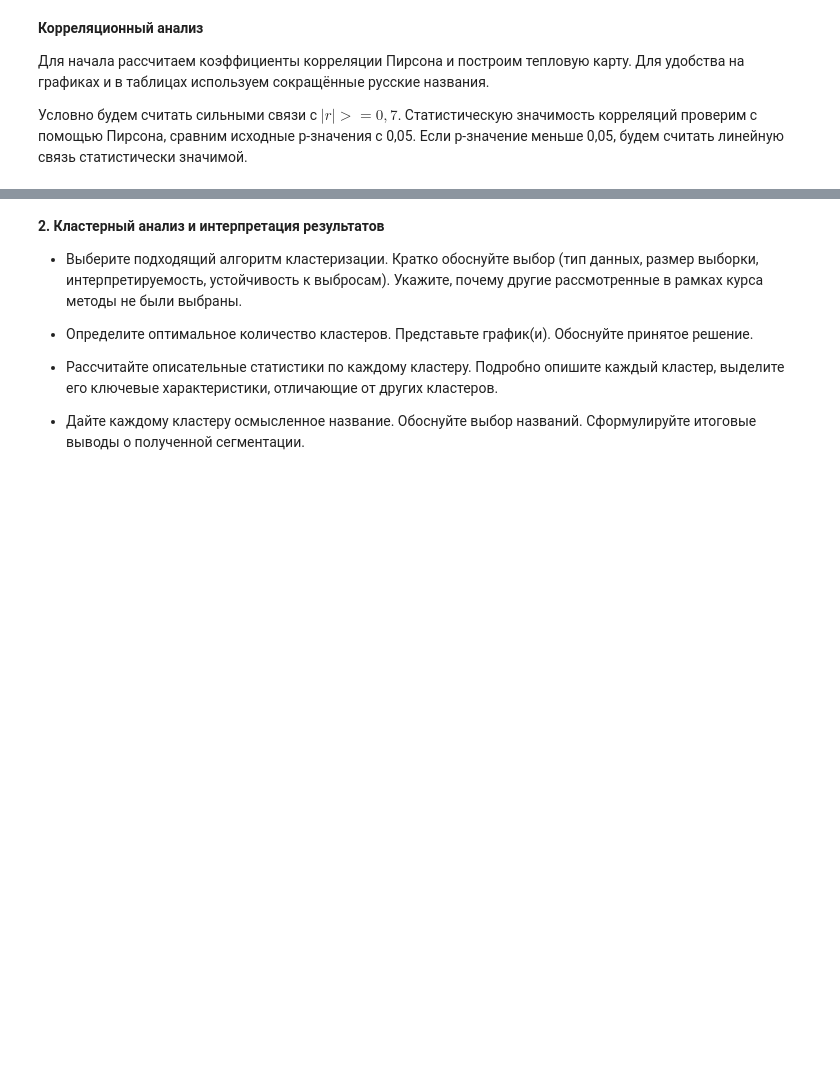
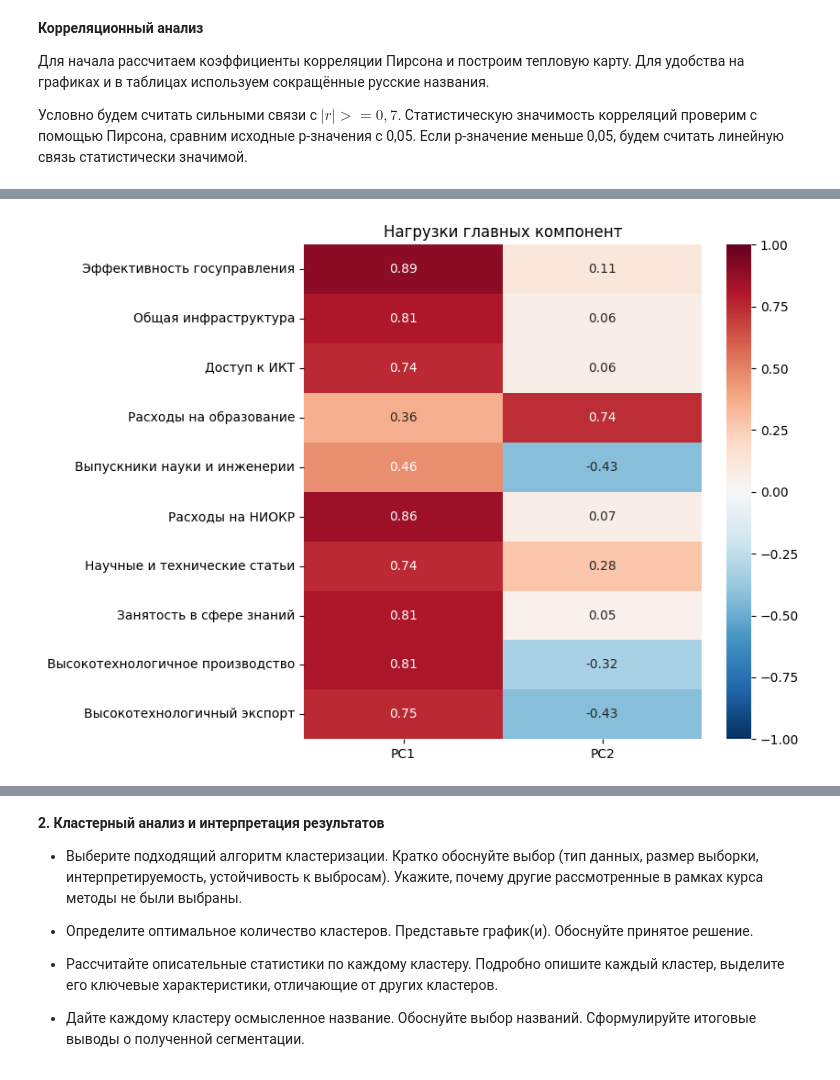
Before and after one commit to NickNatGame/Andan, a Jupyter notebook: NIS_ПЗ3.ipynb, the cells around one changed output, grey strips where cells are left out. Drawn from its saved outputs; the diff is of its cells as text; code cells hidden in the pictures; blank space fills up the shorter version.

```diff
--- a/NIS_ПЗ3.ipynb
+++ b/NIS_ПЗ3.ipynb
@@ -403 +334,25 @@ PC2: нагрузки по убыванию модуля
+# %%
+pca = PCA(n_components=2)
+component_columns = ['PC1', 'PC2']
+
+components = pd.DataFrame(
+    pca.fit_transform(X_scaled),
+    index=X.index,
+    columns=component_columns
+)
+
+loadings = pd.DataFrame({
+    'PC1': X_scaled.corrwith(components['PC1']),
+    'PC2': X_scaled.corrwith(components['PC2'])
+})
+
+loadings.index = [feature_names[name] for name in features]
+
+plt.figure(figsize=(7, 7))
+sns.heatmap(loadings, annot=True, fmt='.2f',
+            cmap='RdBu_r', vmin=-1, vmax=1)
+plt.title('Нагрузки главных компонент')
+plt.show()
+# %% [output]
+[figure, added]
 # %% [markdown]
```
Also changed, not shown: parts of 13 cells of this notebook.
